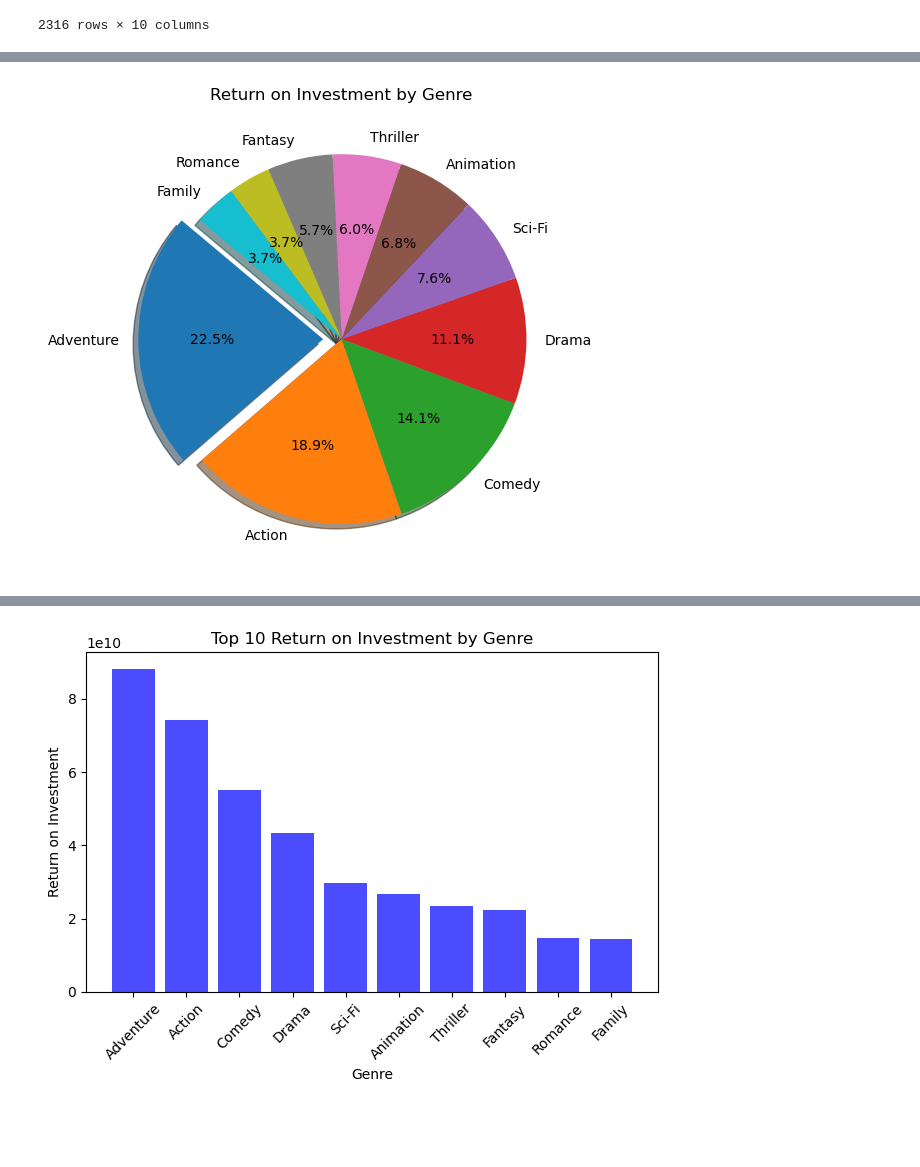
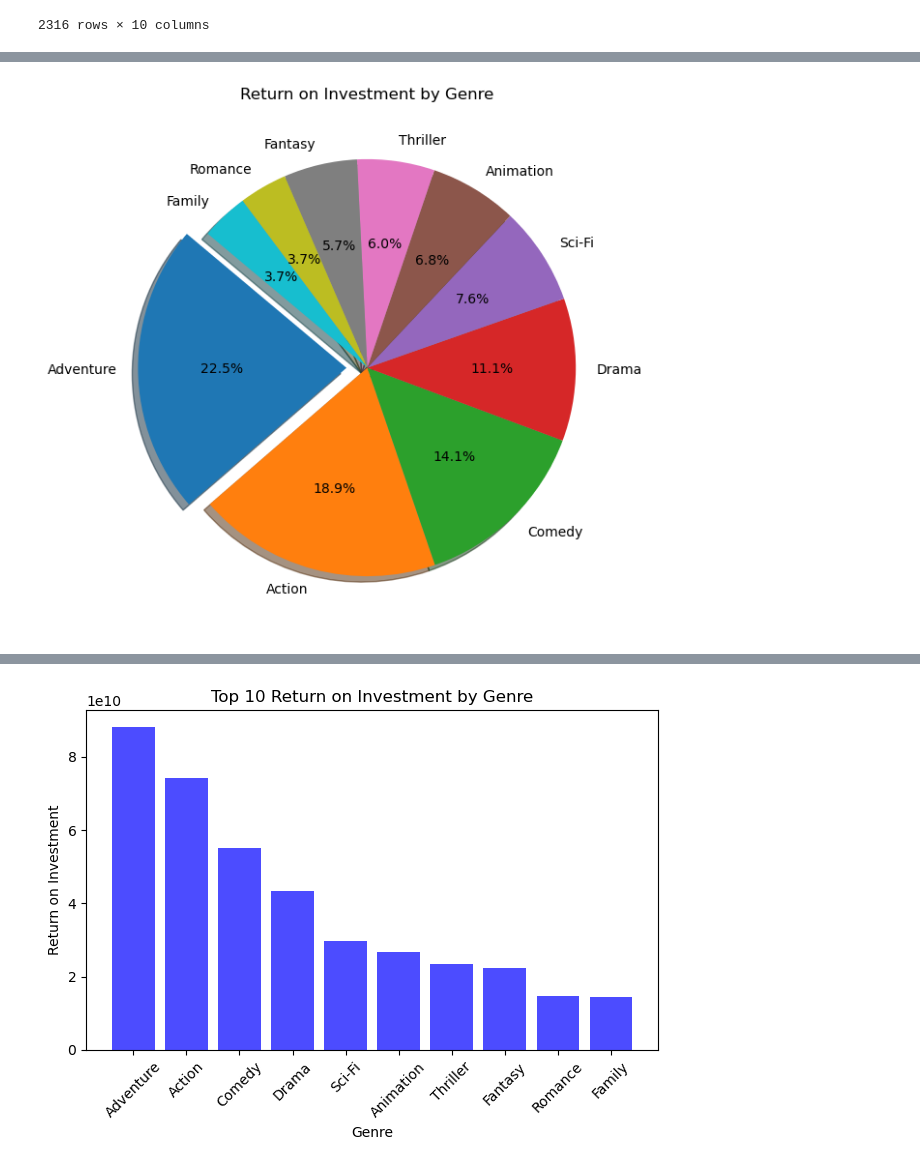
Before and after one commit to Robotrousers/Group1Proj1, a Jupyter notebook: mo_genres.ipynb, the cells around one changed output, grey strips where cells are left out. Saved outputs shown, nothing was run; the diff lists cells and outputs as text; code cells hidden in the pictures; blank space fills up the shorter version.

```diff
--- a/mo_genres.ipynb
+++ b/mo_genres.ipynb
@@ -200,8 +212,8 @@ top_roi_genre
 # %%
 explode = (0.1,0,0,0,0,0,0,0,0,0)
-plt.figure(figsize=(10, 6))
+plt.figure(figsize=(7, 7))
 plt.pie(top_roi_genre["Return on Investment"], labels=top_roi_genre["Genre"],explode=explode, shadow=True, autopct='%1.1f%%', startangle=140)
 plt.title('Return on Investment by Genre')
 plt.show()
 # %% [output]
-[figure, old version]
+[figure, new version]
```
Also changed, not shown: parts of 20 cells of this notebook, 1 other file.
